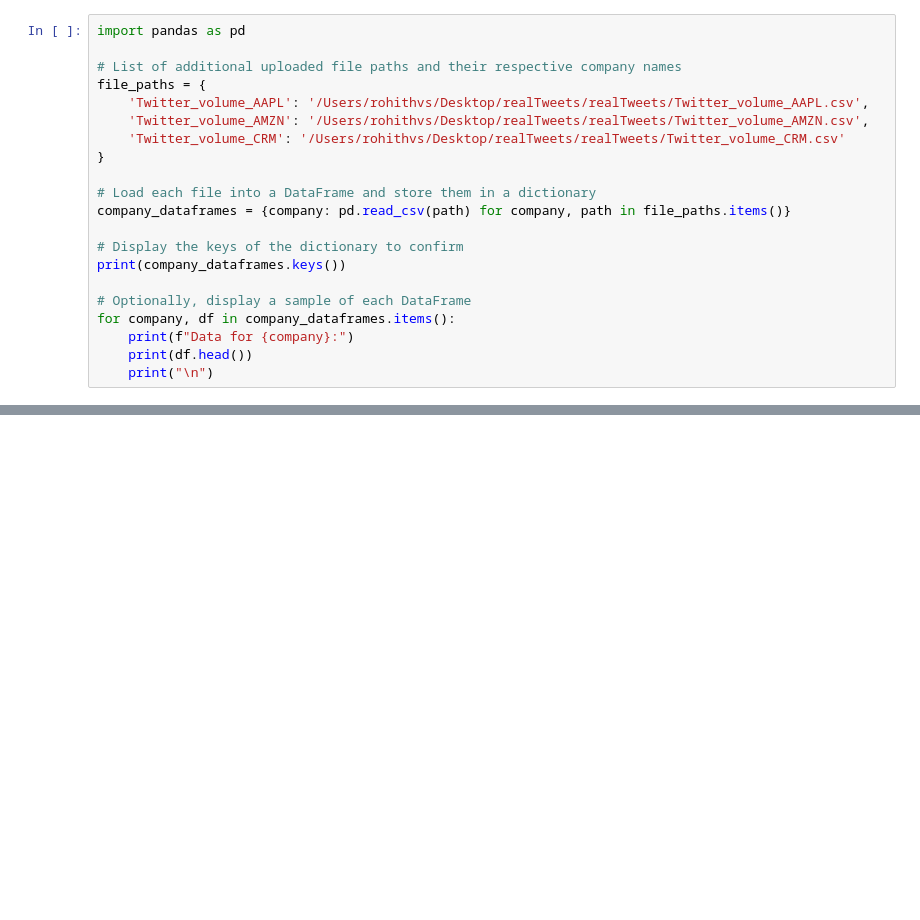
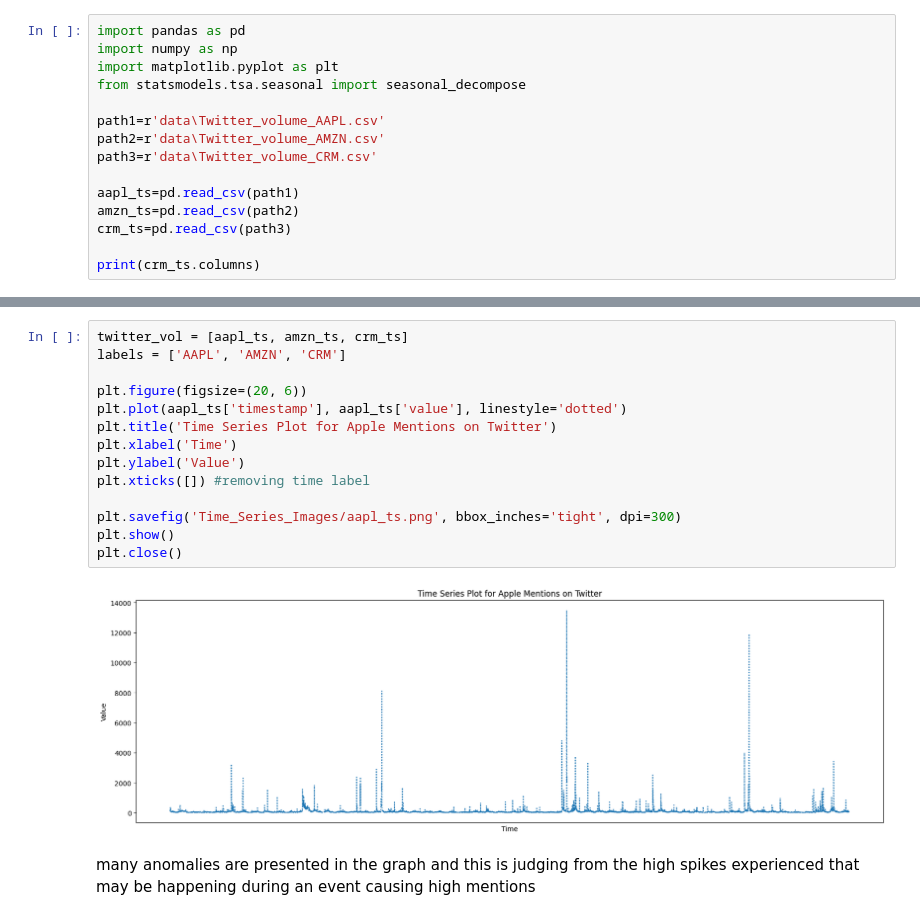
Before and after one commit to rohithvishwa/TSA, a Jupyter notebook: TSA.ipynb, the cells around one changed output, grey strips where cells are left out. Cells and saved outputs as stored; diff of their text form; blank space fills up the shorter version.

```diff
--- a/TSA.ipynb
+++ b/TSA.ipynb
@@ -1,22 +3,16 @@
 # %%
 import pandas as pd
+import numpy as np
+import matplotlib.pyplot as plt
+from statsmodels.tsa.seasonal import seasonal_decompose
 
-# List of additional uploaded file paths and their respective company names
-file_paths = {
-    'Twitter_volume_AAPL': '/Users/rohithvs/Desktop/realTweets/realTweets/Twitter_volume_AAPL.csv',
-    'Twitter_volume_AMZN': '/Users/rohithvs/Desktop/realTweets/realTweets/Twitter_volume_AMZN.csv',
-    'Twitter_volume_CRM': '/Users/rohithvs/Desktop/realTweets/realTweets/Twitter_volume_CRM.csv'
-}
+path1=r'data\Twitter_volume_AAPL.csv'
+path2=r'data\Twitter_volume_AMZN.csv'
+path3=r'data\Twitter_volume_CRM.csv'
 
-# Load each file into a DataFrame and store them in a dictionary
-company_dataframes = {company: pd.read_csv(path) for company, path in file_paths.items()}
+aapl_ts=pd.read_csv(path1)
+amzn_ts=pd.read_csv(path2)
+crm_ts=pd.read_csv(path3)
 
-# Display the keys of the dictionary to confirm
-print(company_dataframes.keys())
-
-# Optionally, display a sample of each DataFrame
-for company, df in company_dataframes.items():
-    print(f"Data for {company}:")
-    print(df.head())
-    print("\n")
+print(crm_ts.columns)
 # %% [output]
@@ -39,0 +20,18 @@ Data for Twitter_volume_AMZN:
+# %%
+twitter_vol = [aapl_ts, amzn_ts, crm_ts]
+labels = ['AAPL', 'AMZN', 'CRM']
+
+plt.figure(figsize=(20, 6))
+plt.plot(aapl_ts['timestamp'], aapl_ts['value'], linestyle='dotted')
+plt.title('Time Series Plot for Apple Mentions on Twitter')
+plt.xlabel('Time')
+plt.ylabel('Value')
+plt.xticks([]) #removing time label
+
+plt.savefig('Time_Series_Images/aapl_ts.png', bbox_inches='tight', dpi=300)
+plt.show()
+plt.close()
+# %% [output]
+[figure, added]
+# %% [markdown]
+many anomalies are presented in the graph and this is judging from the high spikes experienced that may be happening during an event causing high mentions
```
Also changed, not shown: parts of 2 cells of this notebook, 1 other file.
